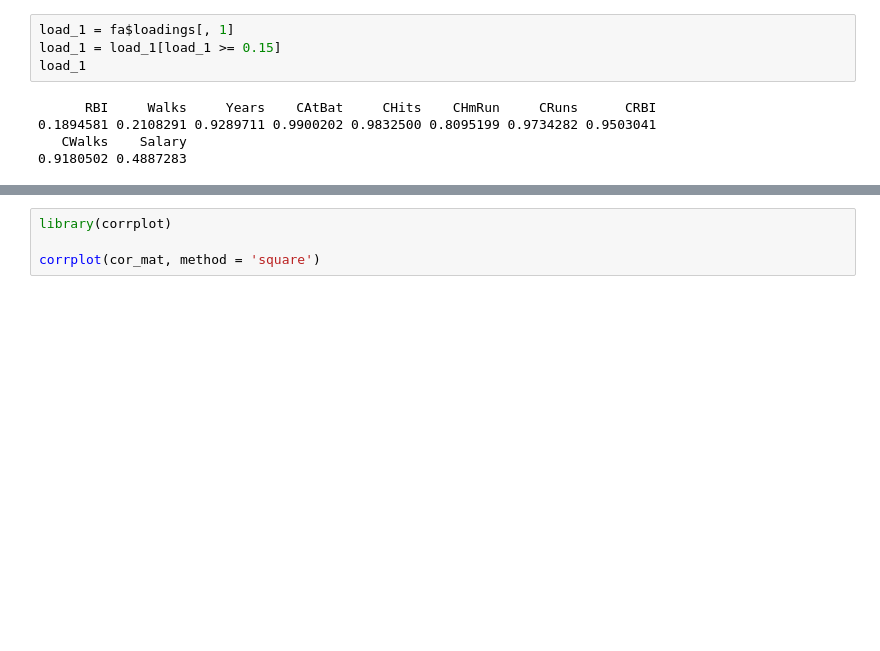
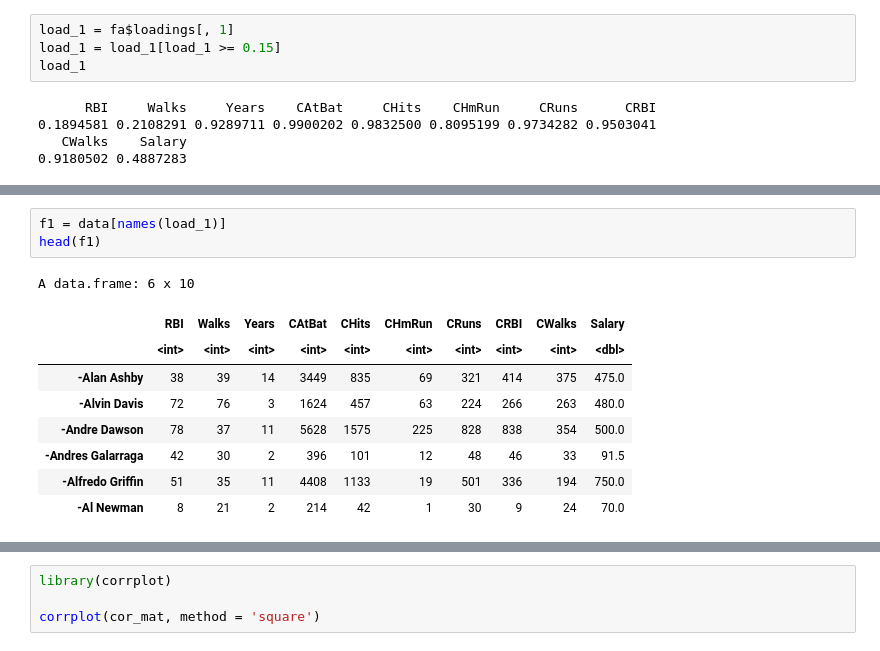
Before and after one commit to lawliet529/Multivariate-Statistical-Analysis, a Jupyter notebook: week9.ipynb, the cells around one changed output, grey strips where cells are left out. Saved outputs shown, nothing was run; the diff lists cells and outputs as text; blank space fills up the shorter version.

```diff
--- a/week9.ipynb
+++ b/week9.ipynb
@@ -155,3 +155,16 @@ A matrix: 10 x 10 of type dbl
 | CRBI | 0.3877766 | 0.3126968 | 0.8638094 | 0.9507301 | 0.9467974 | 0.9279026 | 0.9456770 | 1.0000000 | 0.8891370 | 0.5669657 |
 | CWalks | 0.2336188 | 0.4291399 | 0.8375237 | 0.9067117 | 0.8907184 | 0.8108783 | 0.9277685 | 0.8891370 | 1.0000000 | 0.4898220 |
 | Salary | 0.4494571 | 0.4438673 | 0.4006570 | 0.5261353 | 0.5489096 | 0.5249306 | 0.5626777 | 0.5669657 | 0.4898220 | 1.0000000 |
+# %%
+f1 = data[names(load_1)]
+head(f1)
+# %% [output]
+A data.frame: 6 x 10
+|  | RBI | Walks | Years | CAtBat | CHits | CHmRun | CRuns | CRBI | CWalks | Salary |
+|  | <int> | <int> | <int> | <int> | <int> | <int> | <int> | <int> | <int> | <dbl> |
+| -Alan Ashby | 38 | 39 | 14 | 3449 | 835 | 69 | 321 | 414 | 375 | 475.0 |
+| -Alvin Davis | 72 | 76 | 3 | 1624 | 457 | 63 | 224 | 266 | 263 | 480.0 |
+| -Andre Dawson | 78 | 37 | 11 | 5628 | 1575 | 225 | 828 | 838 | 354 | 500.0 |
+| -Andres Galarraga | 42 | 30 | 2 | 396 | 101 | 12 | 48 | 46 | 33 | 91.5 |
+| -Alfredo Griffin | 51 | 35 | 11 | 4408 | 1133 | 19 | 501 | 336 | 194 | 750.0 |
+| -Al Newman | 8 | 21 | 2 | 214 | 42 | 1 | 30 | 9 | 24 | 70.0 |
```
Also changed, not shown: parts of 3 cells of this notebook.
